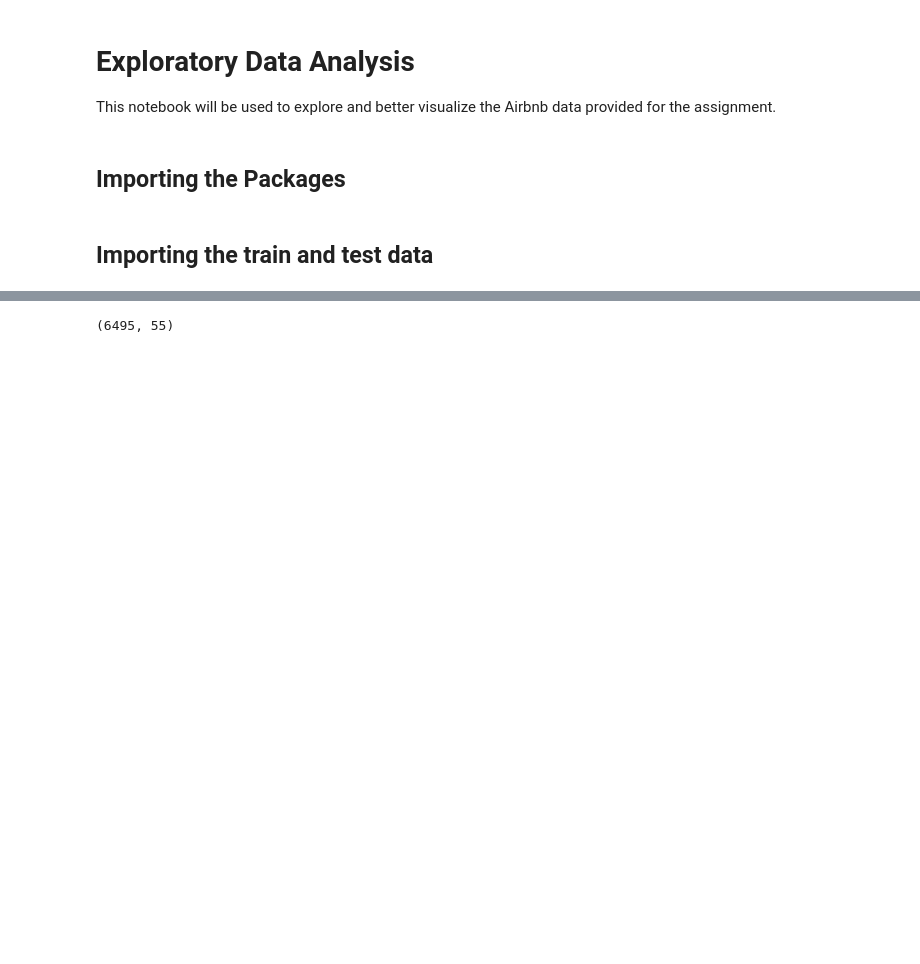
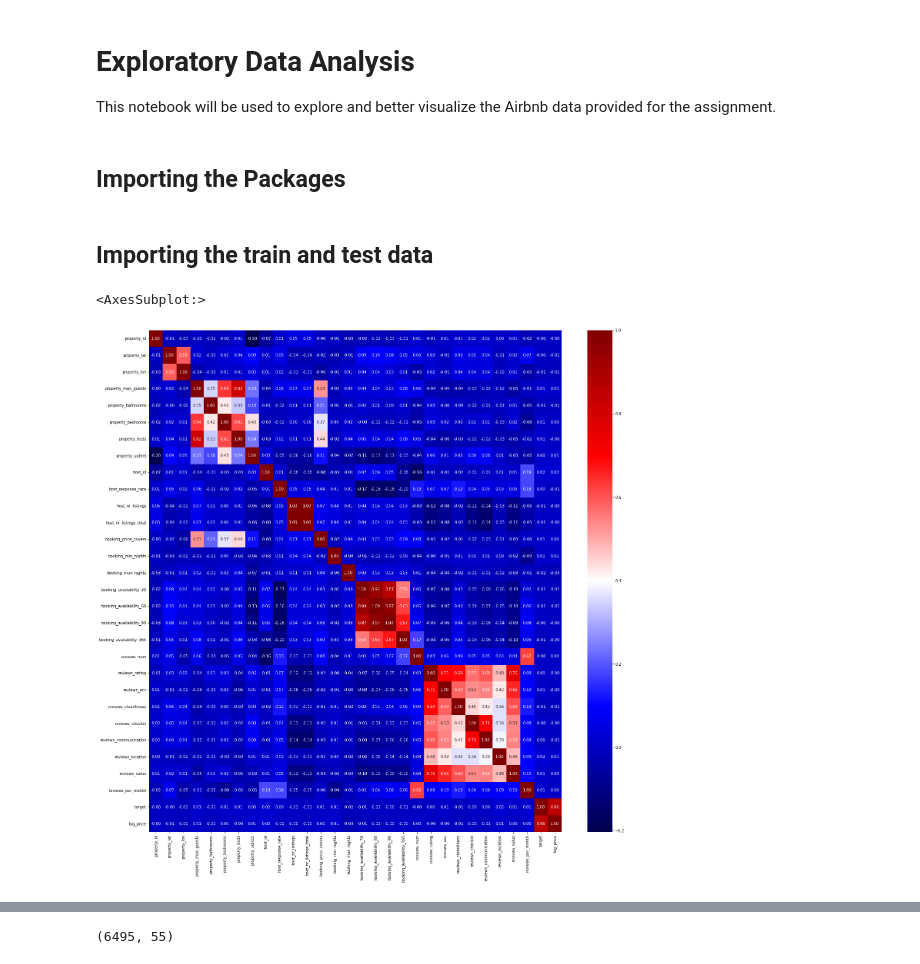
Before and after one commit to guidbem/Airbnb-Price-Prediction, a Jupyter notebook: eda.ipynb, the cells around one changed output, grey strips where cells are left out. Saved outputs shown, nothing was run; the diff lists cells and outputs as text; code cells hidden in the pictures; blank space fills up the shorter version.

```diff
--- a/eda.ipynb
+++ b/eda.ipynb
@@ -13,3 +15,11 @@ import numpy as np
 df_train = pd.read_csv('train.csv')
 
 df_test = pd.read_csv('test.csv')
+# %%
+df_train['log_price'] = np.log(df_train['target'])
+# %%
+plt.figure(figsize=(24,24))
+sns.heatmap(df_train.corr(), annot=True, fmt=".2f", cmap="seismic")
+# %% [output]
+<AxesSubplot:>
+[figure, added]
```
Also changed, not shown: parts of 72 cells of this notebook, 7 other files.
